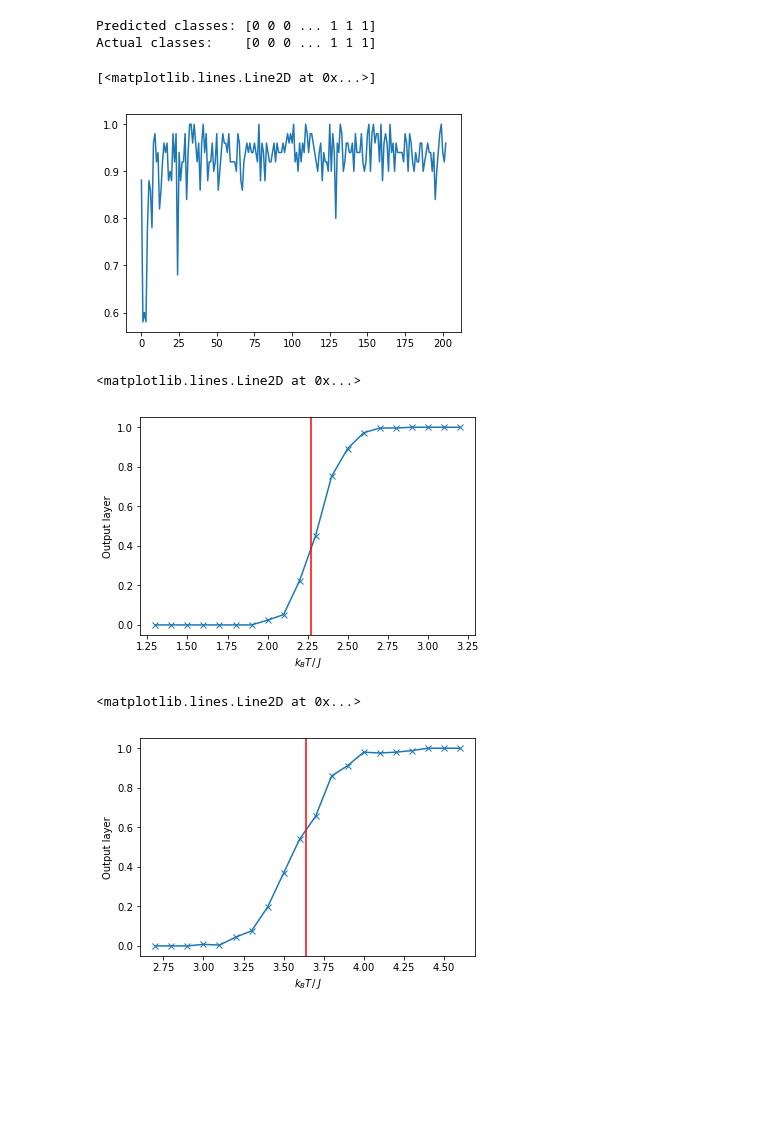
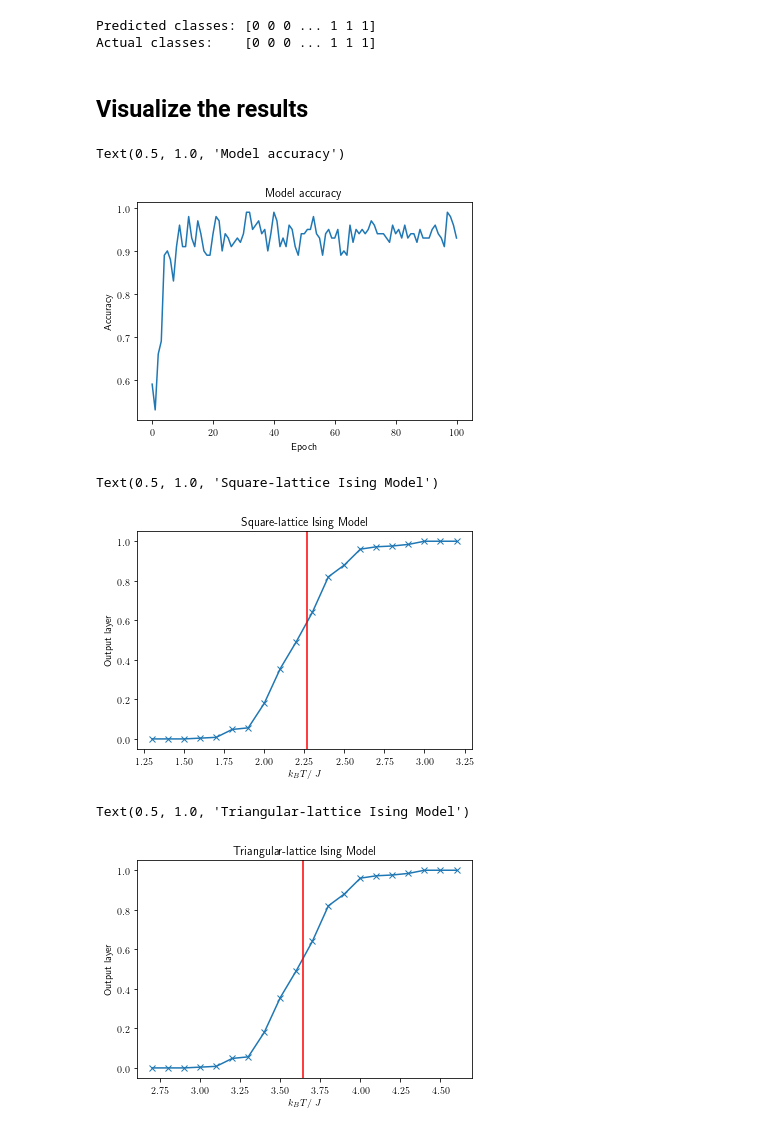
Before and after one commit to couperin123/ShuhaoYeh_Ising_Tensorflow, a Jupyter notebook: Ising_TF.ipynb, the cells around one changed output. Saved outputs shown, nothing was run; the diff lists cells and outputs as text; code cells hidden in the pictures; blank space fills up the shorter version.

```diff
--- a/Ising_TF.ipynb
+++ b/Ising_TF.ipynb
@@ -140,5 +144,5 @@ y = tf.placeholder(tf.int32, shape=(None), name="y")
 # %%
-scale = 0.05 # l2 regularization hyperparameter
+scale = 0.025 # l2 regularization hyperparameter
 
 my_dense_layer = partial(
     tf.layers.dense, activation=tf.nn.sigmoid,
@@ -169,8 +171,8 @@ with tf.name_scope("eval"):
 init = tf.global_variables_initializer()
 saver = tf.train.Saver()
 # %%
-n_epochs = 200
-batch_size = 50
+n_epochs = 100
+batch_size = 100
 # %%
 def shuffle_batch(X, y, batch_size):
     rnd_idx = np.random.permutation(len(X))
@@ -198,6 +198,8 @@ y_train = np.concatenate((np.zeros(2000, dtype=int), np.ones(2000, dtype=int)))
 y_valid = np.concatenate((np.zeros(500, dtype=int), np.ones(500, dtype=int)))
 y_test = np.concatenate((np.zeros(2500, dtype=int), np.ones(2500, dtype=int)))
 # %%
+cost_history = np.zeros(shape=[n_epochs+1],dtype=float)
+
 with tf.Session() as sess:
     init.run()
     for epoch in range(n_epochs + 1):
@@ -205,8 +207,7 @@ with tf.Session() as sess:
             sess.run(training_op, feed_dict={X: X_batch, y: y_batch})
         acc_batch = accuracy.eval(feed_dict={X: X_batch, y: y_batch})
         acc_valid = accuracy.eval(feed_dict={X: X_valid, y: y_valid})
-
-        cost_history = np.append(cost_history, acc_batch)
+        cost_history[epoch] = acc_batch
 
         if epoch % 10 == 0:
             print(epoch, "Batch accuracy:", acc_batch, "Validation accuracy:", acc_valid)
@@ -244,24 +239,31 @@ print("Actual classes:   ", y_test[:])
 # %% [output]
 Predicted classes: [0 0 0 ... 1 1 1]
 Actual classes:    [0 0 0 ... 1 1 1]
+# %% [markdown]
+## Visualize the results
 # %%
-plt.plot(range(len(cost_history)),cost_history)
+plt.plot(range(len(cost_history)),cost_history) # Print epoch vs accuracy
+plt.xlabel("Epoch")
+plt.ylabel("Accuracy")
+plt.title("Model accuracy")
 # %% [output]
-[<matplotlib.lines.Line2D at 0x...>]
+Text(0.5, 1.0, 'Model accuracy')
-[figure, old version]
+[figure, new version]
 # %%
 plt.plot(np.linspace(1.3, 3.2, num=20), np.mean(y_pred.reshape(-1, 250), axis=1), marker="x")
 plt.xlabel(r"$k_B T /\;J$")
 plt.ylabel('Output layer')
 plt.axvline(x=2/np.log(1+np.sqrt(2)), color='r')
+plt.title("Square-lattice Ising Model")
 # %% [output]
-<matplotlib.lines.Line2D at 0x...>
+Text(0.5, 1.0, 'Square-lattice Ising Model')
-[figure, old version]
+[figure, new version]
 # %%
 plt.plot(np.linspace(2.7, 4.6, num=20), np.mean(y_pred.reshape(-1, 250), axis=1), marker="x")
 plt.xlabel(r"$k_B T /\;J$")
 plt.ylabel('Output layer')
 plt.axvline(x=4/np.log(3), color='r')
+plt.title("Triangular-lattice Ising Model")
 # %% [output]
-<matplotlib.lines.Line2D at 0x...>
+Text(0.5, 1.0, 'Triangular-lattice Ising Model')
-[figure, old version]
+[figure, new version]
```
Also changed, not shown: parts of 9 cells of this notebook.
